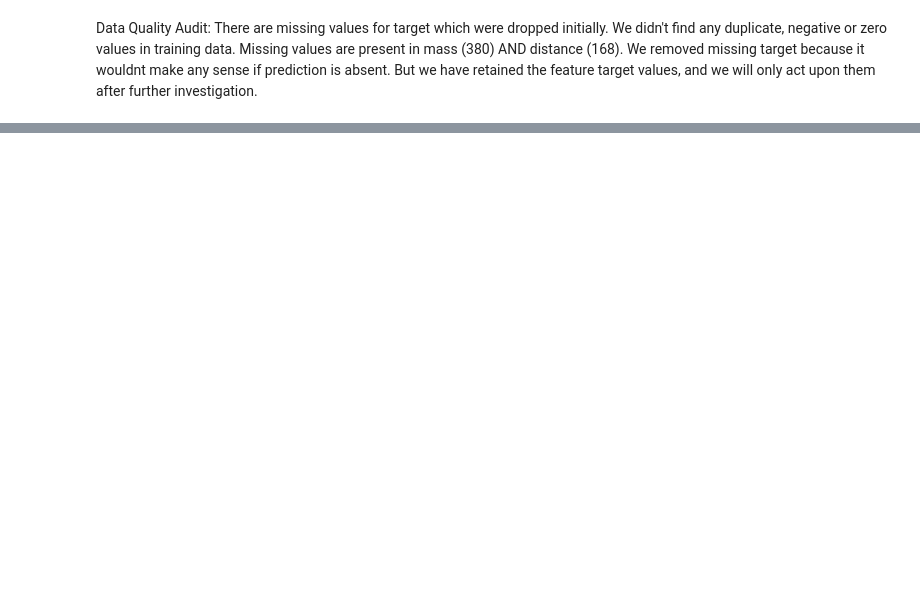
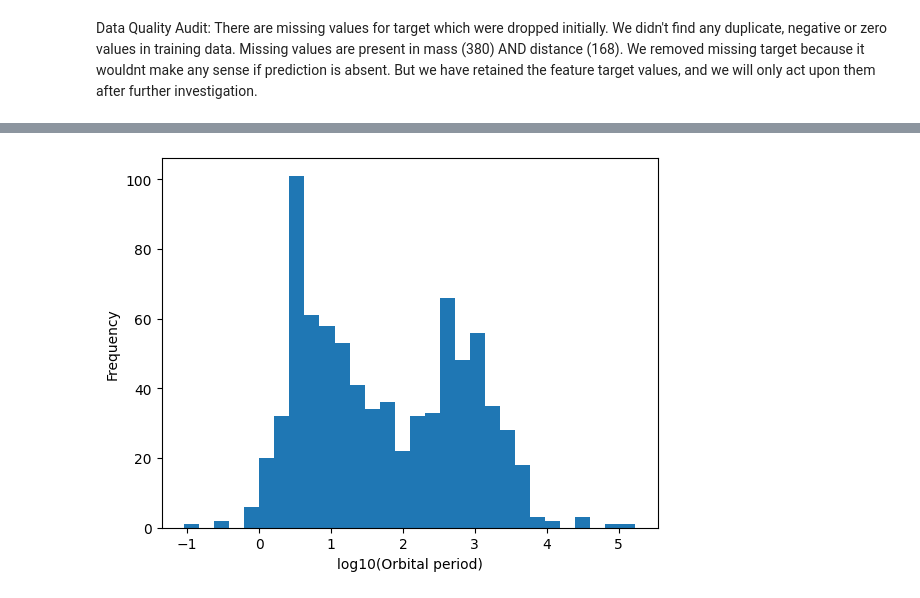
Before and after one commit to aashish7542/ai-learning, a Jupyter notebook: phase-0-foundations/python/Phase_0_3_mini_project.ipynb, the cells around one changed output, grey strips where cells are left out. Drawn from its saved outputs; the diff is of its cells as text; code cells hidden in the pictures; blank space fills up the shorter version.

```diff
--- a/phase-0-foundations/python/Phase_0_3_mini_project.ipynb
+++ b/phase-0-foundations/python/Phase_0_3_mini_project.ipynb
@@ -104,0 +119,8 @@ We removed missing target because it wouldnt make any sense if prediction is abs
+# %%
+plt.figure()
+plt.hist(np.log10(y_train), bins = 30)
+plt.xlabel("log10(Orbital period)")
+plt.ylabel("Frequency")
+plt.show()
+# %% [output]
+[figure, added]
```
Also changed, not shown: parts of 26 cells of this notebook.
